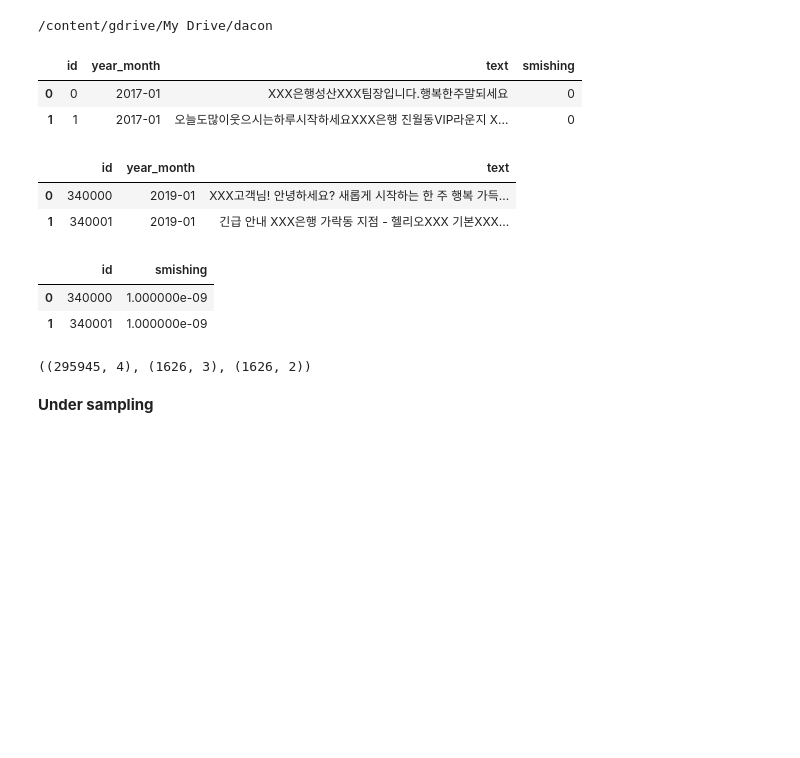
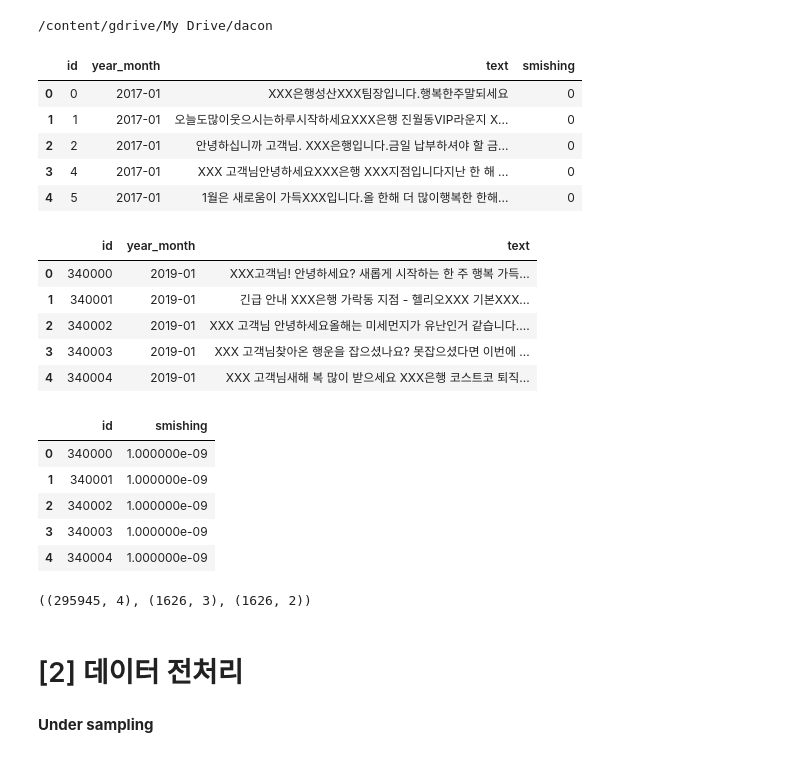
Before and after one commit to WonJunPark/dacon_-_-, a Jupyter notebook: 금융문자_분석.ipynb, the cells around one changed output. Saved outputs shown, nothing was run; the diff lists cells and outputs as text; code cells hidden in the pictures; blank space fills up the shorter version.

```diff
--- a/금융문자_분석.ipynb
+++ b/금융문자_분석.ipynb
@@ -41,31 +39,40 @@ cd /content/gdrive/My Drive/dacon
 /content/gdrive/My Drive/dacon
 # %%
 train = pd.read_csv("train.csv") #해당 14th data의 csv 파일 중 train.csv 불러오기
-train.head(2)
+train.head()
 # %% [output]
 |  | id | year_month | text | smishing |
 | 0 | 0 | 2017-01 | XXX은행성산XXX팀장입니다.행복한주말되세요 | 0 |
 | 1 | 1 | 2017-01 | 오늘도많이웃으시는하루시작하세요XXX은행 진월동VIP라운지 X... | 0 |
+| 2 | 2 | 2017-01 | 안녕하십니까 고객님. XXX은행입니다.금일 납부하셔야 할 금... | 0 |
+| 3 | 4 | 2017-01 | XXX 고객님안녕하세요XXX은행 XXX지점입니다지난 한 해 ... | 0 |
+| 4 | 5 | 2017-01 | 1월은 새로움이 가득XXX입니다.올 한해 더 많이행복한 한해... | 0 |
 # %%
 test = pd.read_csv("public_test.csv")
-
-test.head(2)
+test.head()
 # %% [output]
 |  | id | year_month | text |
 | 0 | 340000 | 2019-01 | XXX고객님! 안녕하세요? 새롭게 시작하는 한 주 행복 가득... |
 | 1 | 340001 | 2019-01 | 긴급 안내 XXX은행 가락동 지점 - 헬리오XXX 기본XXX... |
+| 2 | 340002 | 2019-01 | XXX 고객님 안녕하세요올해는 미세먼지가 유난인거 같습니다.... |
+| 3 | 340003 | 2019-01 | XXX 고객님찾아온 행운을 잡으셨나요? 못잡으셨다면 이번에 ... |
+| 4 | 340004 | 2019-01 | XXX 고객님새해 복 많이 받으세요 XXX은행 코스트코 퇴직... |
 # %%
 submission=pd.read_csv("submission_제출양식.csv")
-
-submission.head(2)
+submission.head()
 # %% [output]
 |  | id | smishing |
 | 0 | 340000 | 1.000000e-09 |
 | 1 | 340001 | 1.000000e-09 |
+| 2 | 340002 | 1.000000e-09 |
+| 3 | 340003 | 1.000000e-09 |
+| 4 | 340004 | 1.000000e-09 |
 # %%
 train.shape, test.shape, submission.shape
 # %% [output]
 ((295945, 4), (1626, 3), (1626, 2))
+# %% [markdown]
+# [2] 데이터 전처리
 # %% [markdown]
 **Under sampling**
 # %%
```
Also changed, not shown: parts of 30 cells of this notebook.
